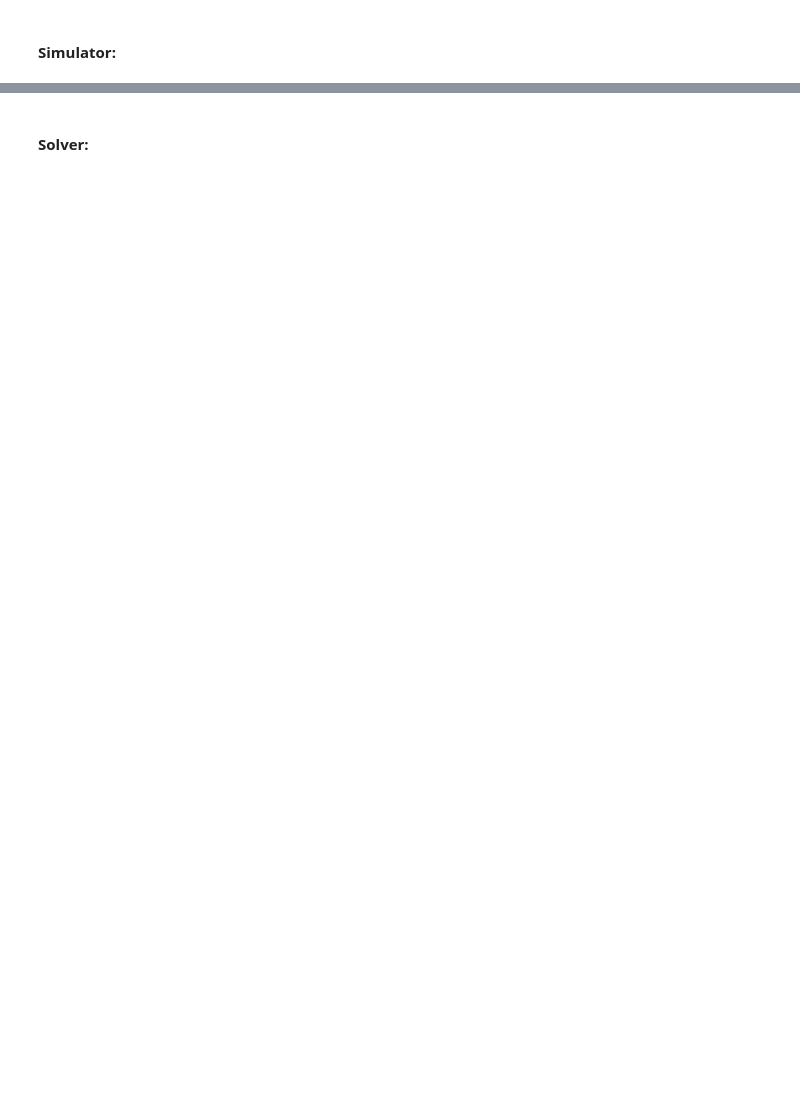
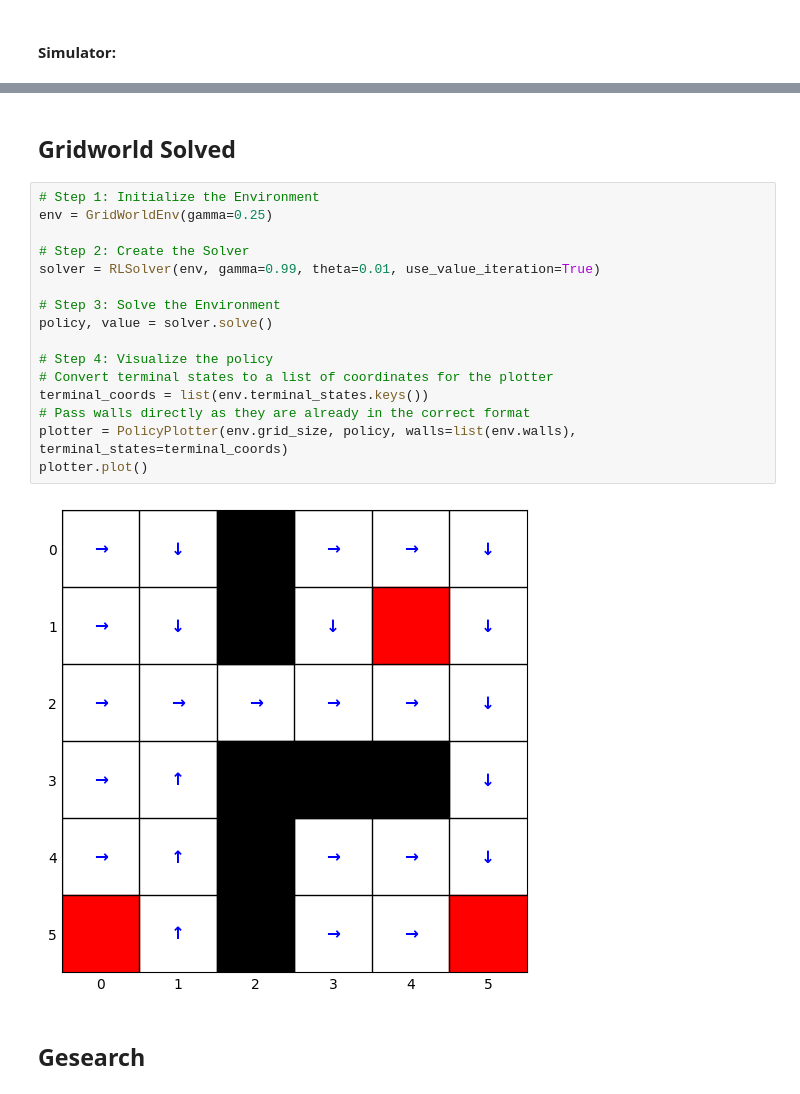
Before and after one commit to jbrismor/Hw-2_RL, a Jupyter notebook: testing.ipynb, the cells around one changed output, grey strips where cells are left out. Saved outputs shown, nothing was run; the diff lists cells and outputs as text; blank space fills up the shorter version.

```diff
--- a/testing.ipynb
+++ b/testing.ipynb
@@ -141,2 +26,22 @@ class BoatEnvSimulator(gym.Env):
+# %% [markdown]
+## Gridworld Solved
+# %%
+# Step 1: Initialize the Environment
+env = GridWorldEnv(gamma=0.25)
+
+# Step 2: Create the Solver
+solver = RLSolver(env, gamma=0.99, theta=0.01, use_value_iteration=True)
+
+# Step 3: Solve the Environment
+policy, value = solver.solve()
+
+# Step 4: Visualize the policy
+# Convert terminal states to a list of coordinates for the plotter
+terminal_coords = list(env.terminal_states.keys())
+# Pass walls directly as they are already in the correct format
+plotter = PolicyPlotter(env.grid_size, policy, walls=list(env.walls), terminal_states=terminal_coords)
+plotter.plot()
+# %% [output]
+[figure, added]
 # %% [markdown]
-#### Solver:
+## Gesearch
```
Also changed, not shown: parts of 26 cells of this notebook, 4 other files.
